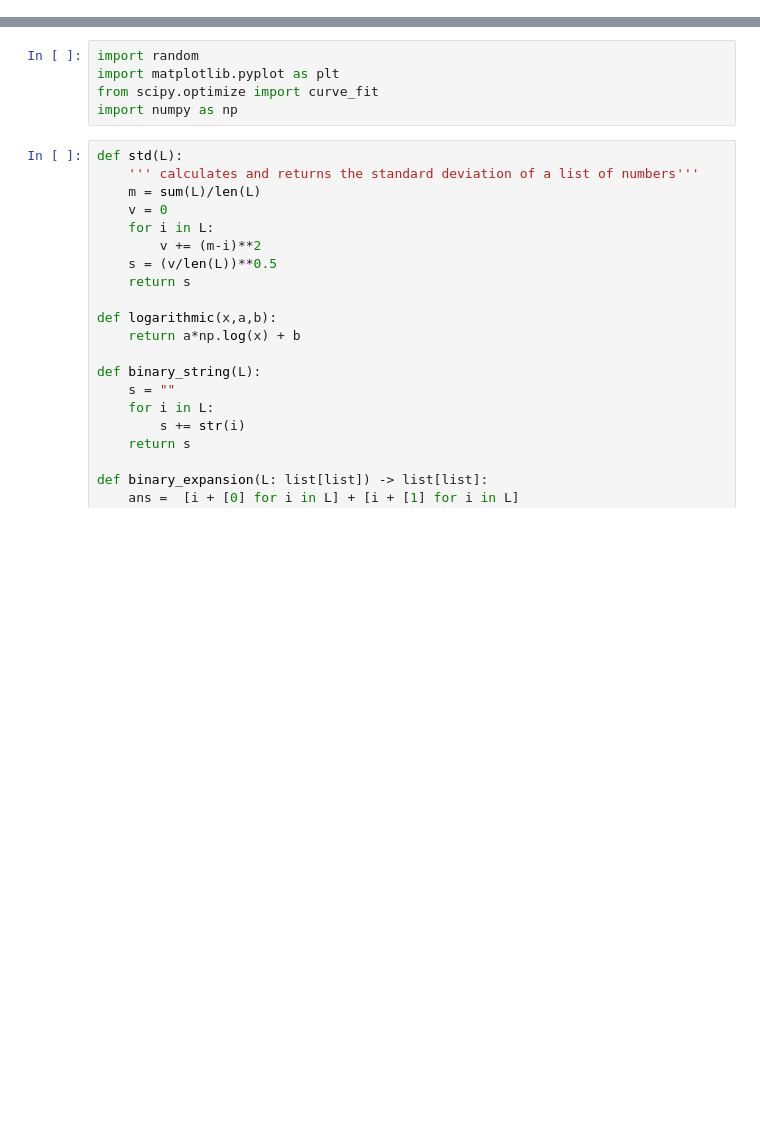
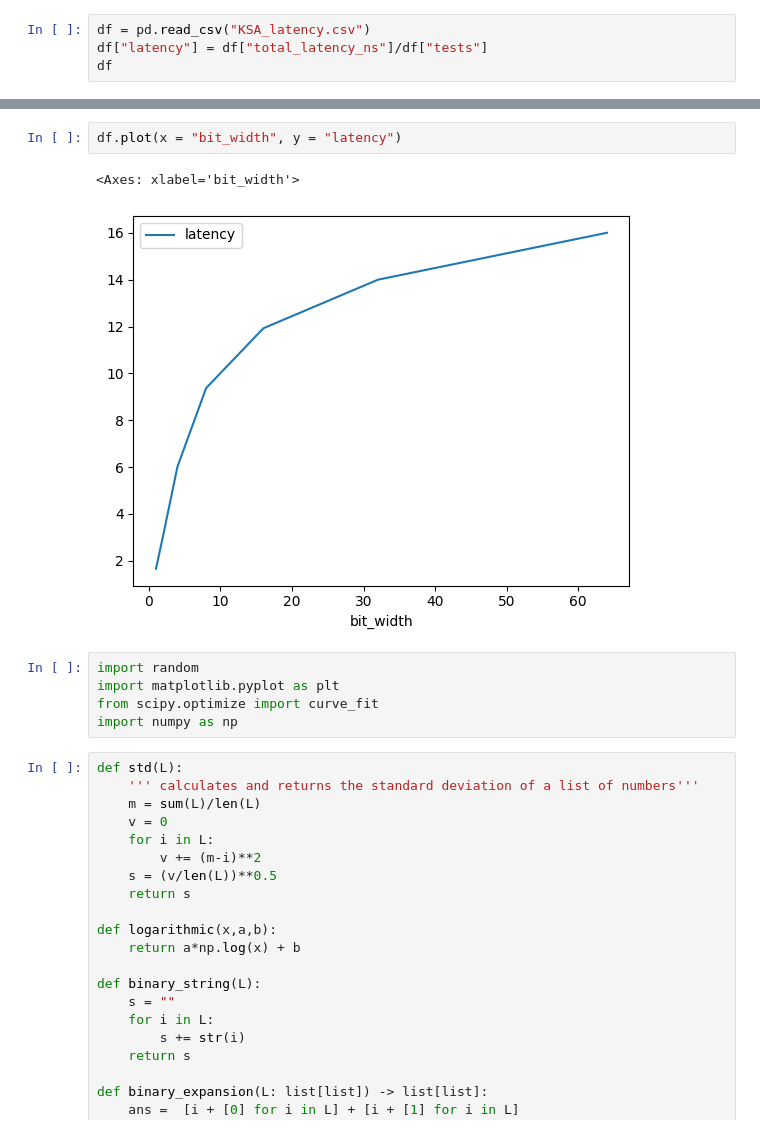
Before and after one commit to ALN006/dynamic_adder_2025, a Jupyter notebook: data/adder.ipynb, the cells around one changed output, grey strips where cells are left out. Drawn from its saved outputs; the diff is of its cells as text; blank space fills up the shorter version.

```diff
--- a/data/adder.ipynb
+++ b/data/adder.ipynb
@@ -0,0 +3,4 @@
+# %%
+df = pd.read_csv("KSA_latency.csv")
+df["latency"] = df["total_latency_ns"]/df["tests"]
+df
@@ -1,3 +16,8 @@
+# %%
+df.plot(x = "bit_width", y = "latency")
+# %% [output]
+<Axes: xlabel='bit_width'>
+[figure, added]
 # %%
 import random
 import matplotlib.pyplot as plt
```
Also changed, not shown: parts of 2 cells of this notebook, 9 other files.
